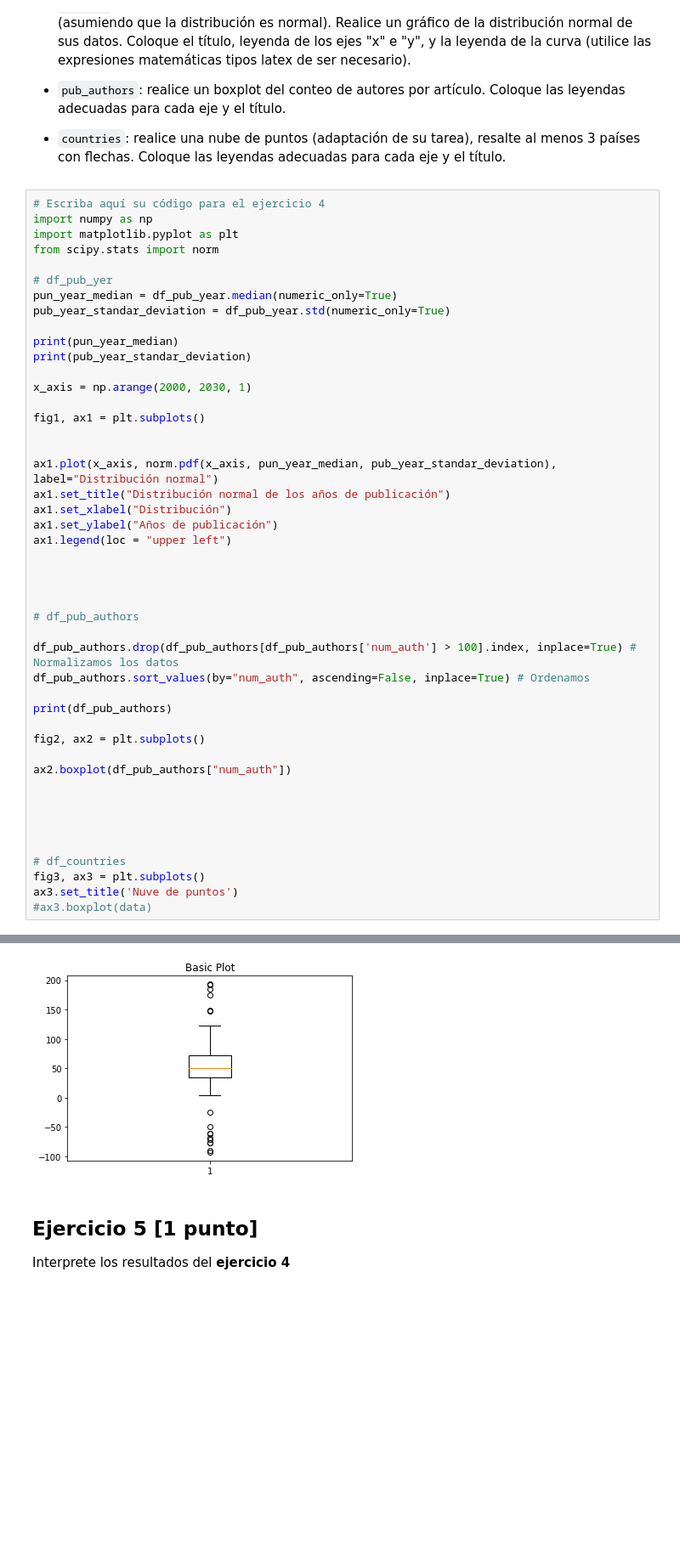
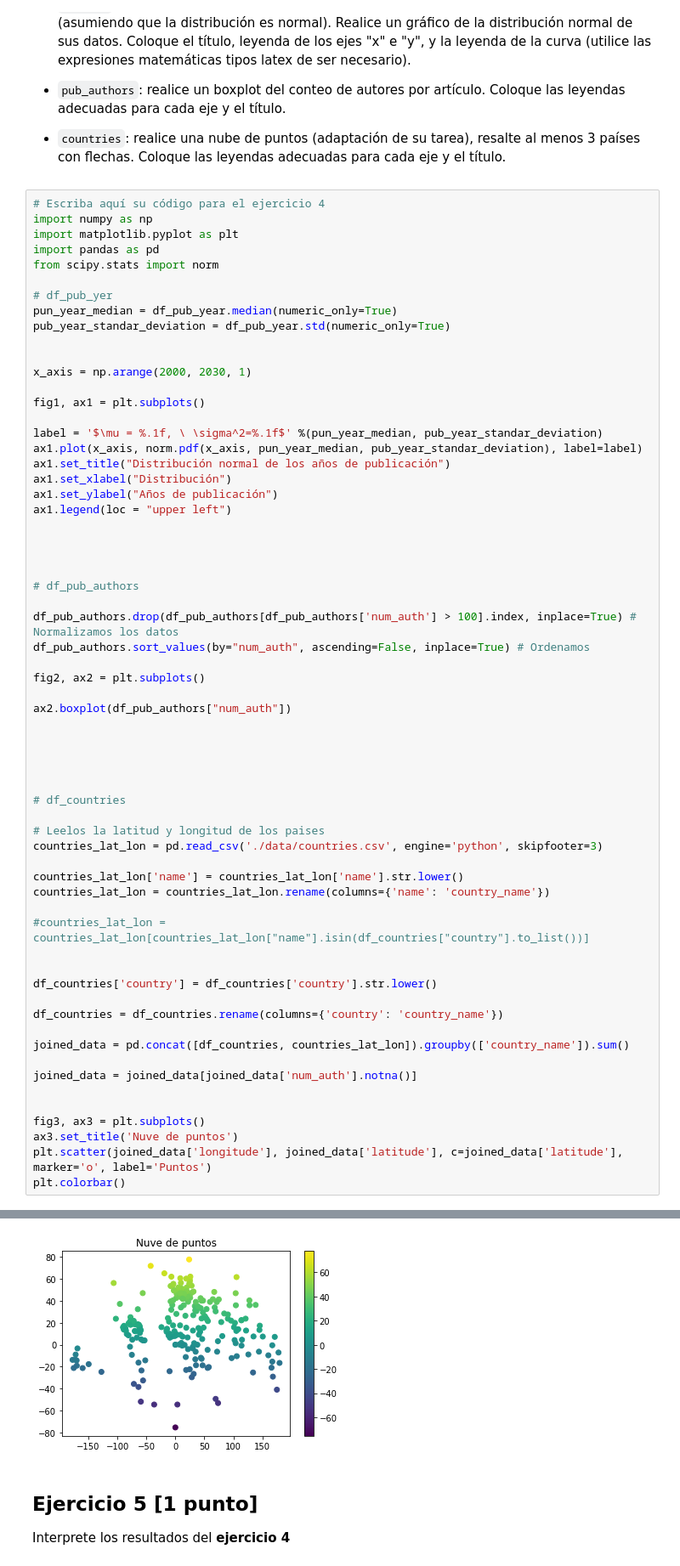
Before and after one commit to renatojobal/PruebaCatalina, a Jupyter notebook: 2021II_GBI6_ExamenParcialPython.ipynb, the cells around one changed output, grey strips where cells are left out. Shown at 85% size. Drawn from its saved outputs; the diff is of its cells as text; blank space fills up the shorter version.

Commit message:
:construction: not annotated data yet

```diff
--- a/2021II_GBI6_ExamenParcialPython.ipynb
+++ b/2021II_GBI6_ExamenParcialPython.ipynb
@@ -158,21 +158,20 @@ Realice la visualización de los datos del ejercicio 3.
 # Escriba aquí su código para el ejercicio 4
 import numpy as np
 import matplotlib.pyplot as plt
+import pandas as pd
 from scipy.stats import norm
 
 # df_pub_yer
 pun_year_median = df_pub_year.median(numeric_only=True)
 pub_year_standar_deviation = df_pub_year.std(numeric_only=True)
 
-print(pun_year_median)
-print(pub_year_standar_deviation)
 
 x_axis = np.arange(2000, 2030, 1)
 
 fig1, ax1 = plt.subplots()
 
-
-ax1.plot(x_axis, norm.pdf(x_axis, pun_year_median, pub_year_standar_deviation), label="Distribución normal")
+label = '$\mu = %.1f, \ \sigma^2=%.1f$' %(pun_year_median, pub_year_standar_deviation)
+ax1.plot(x_axis, norm.pdf(x_axis, pun_year_median, pub_year_standar_deviation), label=label)
 ax1.set_title("Distribución normal de los años de publicación")
 ax1.set_xlabel("Distribución")
 ax1.set_ylabel("Años de publicación")
@@ -186,8 +185,6 @@ ax1.legend(loc = "upper left")
 df_pub_authors.drop(df_pub_authors[df_pub_authors['num_auth'] > 100].index, inplace=True) # Normalizamos los datos
 df_pub_authors.sort_values(by="num_auth", ascending=False, inplace=True) # Ordenamos
 
-print(df_pub_authors)
-
 fig2, ax2 = plt.subplots()
 
 ax2.boxplot(df_pub_authors["num_auth"])
@@ -197,7 +194,27 @@ ax2.boxplot(df_pub_authors["num_auth"])
 
 
 # df_countries
+
+# Leelos la latitud y longitud de los paises
+countries_lat_lon = pd.read_csv('./data/countries.csv', engine='python', skipfooter=3)
+
+countries_lat_lon['name'] = countries_lat_lon['name'].str.lower()
+countries_lat_lon = countries_lat_lon.rename(columns={'name': 'country_name'})
+
+#countries_lat_lon = countries_lat_lon[countries_lat_lon["name"].isin(df_countries["country"].to_list())]
+
+
+df_countries['country'] = df_countries['country'].str.lower()
+
+df_countries = df_countries.rename(columns={'country': 'country_name'})
+
+joined_data = pd.concat([df_countries, countries_lat_lon]).groupby(['country_name']).sum()
+
+joined_data = joined_data[joined_data['num_auth'].notna()]
+
+
 fig3, ax3 = plt.subplots()
 ax3.set_title('Nuve de puntos')
-#ax3.boxplot(data)
+plt.scatter(joined_data['longitude'], joined_data['latitude'], c=joined_data['latitude'], marker='o', label='Puntos')
+plt.colorbar()
 # %% [output]
@@ -230,5 +246,5 @@ dtype: float64
 [figure]
-[figure, old version]
+[figure, new version]
 # %% [markdown]
 ## Ejercicio 5 [1 punto]
 
```
Also changed, not shown: parts of 1 cell of this notebook.
